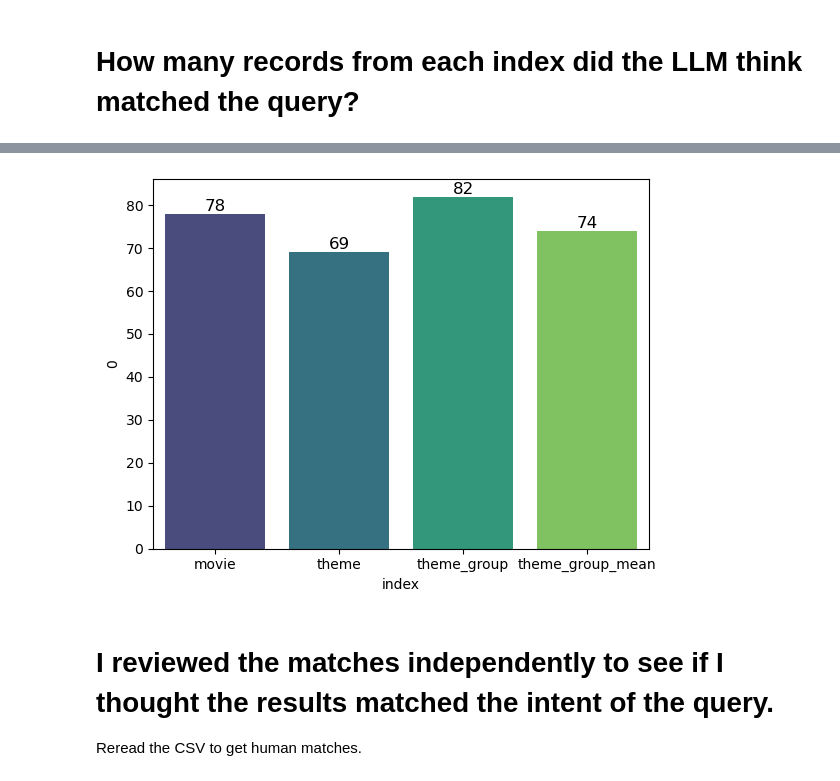
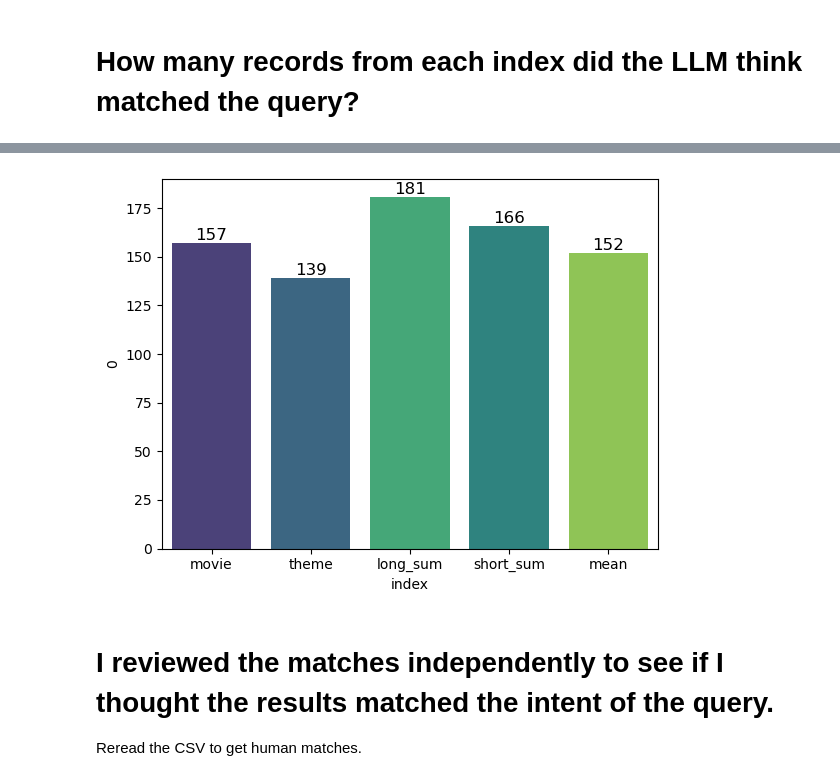
Before and after one commit to smithna/graph-topic-semantic-search, a Jupyter notebook: Compare retrievers.ipynb, the cells around one changed output, grey strips where cells are left out. Cells and saved outputs as stored; diff of their text form; code cells hidden in the pictures.

```diff
--- a/Compare retrievers.ipynb
+++ b/Compare retrievers.ipynb
@@ -99,11 +110,15 @@ def compare_retrievers(query):
 
     movie_df = query_movies(query, query_vector, "movie")
     theme_df = query_movies(query, query_vector, "theme")
-    theme_group_df = query_movies(query, query_vector, "theme_group")
+    theme_group_short_df = query_movies(query, query_vector, "theme_group_short")
+    theme_group_long_df = query_movies(query, query_vector, "theme_group_long")
     theme_group_mean_df = query_movies(query, query_vector, "theme_group_mean")
 
-    concat_df = pd.concat([movie_df, theme_df.drop("theme", axis=1),
-                           theme_group_df.drop("theme", axis=1), theme_group_mean_df.drop("theme", axis=1)])
+    concat_df = pd.concat([movie_df,
+                           theme_df.drop("theme", axis=1),
+                           theme_group_short_df.drop("theme", axis=1),
+                           theme_group_long_df.drop("theme", axis=1),
+                           theme_group_mean_df.drop("theme", axis=1)])
     concat_df.drop_duplicates(subset="tmdbId", inplace=True)
 
     concat_df['matches_theme'] = [message.content for message in chain.batch(concat_df['map'].tolist())]
@@ -112,7 +127,8 @@ def compare_retrievers(query):
 
     movie_df = movie_df.merge(concat_df[['tmdbId', 'matches_theme']], how="inner", on="tmdbId")
     theme_df = theme_df.merge(concat_df[['tmdbId', 'matches_theme']], how="inner", on="tmdbId")
-    theme_group_df = theme_group_df.merge(concat_df[['tmdbId', 'matches_theme']], how="inner", on="tmdbId")
+    theme_group_short_df = theme_group_short_df.merge(concat_df[['tmdbId', 'matches_theme']], how="left", on="tmdbId")
+    theme_group_long_df = theme_group_long_df.merge(concat_df[['tmdbId', 'matches_theme']], how="left", on="tmdbId")
     theme_group_mean_df = theme_group_mean_df.merge(concat_df[['tmdbId', 'matches_theme']], how="inner", on="tmdbId")
 
     #Shuffle concat_df so you aren't biased when doing the human rakings
@@ -121,21 +137,24 @@ def compare_retrievers(query):
     stats_df = pd.DataFrame({
          "query": query,
          "movie_total_records": movie_df['matches_theme'].count(),
-         "movie_matched_records": movie_df['matches_theme'].value_counts()['yes'],
-         "movie_percent_matched": movie_df['matches_theme'].value_counts()['yes']/movie_df['matches_theme'].count(),
+         "movie_matched_records": movie_df['matches_theme'].value_counts().get('yes', 0),
+         "movie_percent_matched": movie_df['matches_theme'].value_counts().get('yes', 0)/movie_df['matches_theme'].count(),
          "theme_total_records": theme_df['matches_theme'].count(),
-         "theme_matched_records": theme_df['matches_theme'].value_counts()['yes'],
-         "theme_percent_matched": theme_df['matches_theme'].value_counts()['yes']/theme_df['matches_theme'].count(),
-         "theme_group_total_records": theme_group_df['matches_theme'].count(),
-         "theme_group_matched_records": theme_group_df['matches_theme'].value_counts()['yes'],
-         "theme_group_percent_matched": theme_group_df['matches_theme'].value_counts()['yes']/theme_group_df['matches_theme'].count(),
+         "theme_matched_records": theme_df['matches_theme'].value_counts().get('yes', 0),
+         "theme_percent_matched": theme_df['matches_theme'].value_counts().get('yes', 0)/theme_df['matches_theme'].count(),
+         "theme_group_short_total_records": theme_group_short_df['matches_theme'].count(),
+         "theme_group_short_matched_records": theme_group_short_df['matches_theme'].value_counts().get('yes', 0),
+         "theme_group_short_percent_matched": theme_group_short_df['matches_theme'].value_counts().get('yes', 0)/theme_group_short_df['matches_theme'].count(),
+         "theme_group_long_total_records": theme_group_long_df['matches_theme'].count(),
+         "theme_group_long_matched_records": theme_group_long_df['matches_theme'].value_counts().get('yes', 0),
+         "theme_group_long_percent_matched": theme_group_long_df['matches_theme'].value_counts().get('yes', 0)/theme_group_long_df['matches_theme'].count(),
          "theme_group_mean_total_records": theme_group_mean_df['matches_theme'].count(),
-         "theme_group_mean_matched_records": theme_group_mean_df['matches_theme'].count() - theme_group_mean_df['matches_theme'].value_counts()['no'],
-         "theme_group_mean_percent_matched": (theme_group_mean_df['matches_theme'].count() - theme_group_mean_df['matches_theme'].value_counts()['no'])/theme_group_mean_df['matches_theme'].count(),
+         "theme_group_mean_matched_records": theme_group_mean_df['matches_theme'].value_counts().get('yes', 0),
+         "theme_group_mean_percent_matched": theme_group_mean_df['matches_theme'].value_counts().get('yes', 0)/theme_group_mean_df['matches_theme'].count(),
     },
         index=[0])
 
-    return movie_df, theme_df, theme_group_df, theme_group_mean_df, stats_df, concat_df
+    return movie_df, theme_df, theme_group_short_df, theme_group_long_df, theme_group_mean_df, stats_df, concat_df
 # %% [markdown]
 # Gather results for multiple different queries
 # %%
@@ -188,17 +236,18 @@ final_stats_df
 # %%
-llm_match_summary = final_stats_df[['movie_matched_records', 'theme_matched_records', 'theme_group_matched_records', 'theme_group_mean_matched_records']].sum()
+llm_match_summary = final_stats_df[['movie_matched_records', 'theme_matched_records', 'theme_group_short_matched_records', 'theme_group_long_matched_records', 'theme_group_mean_matched_records']].sum()
 # %%
 llm_match_summary = llm_match_summary.rename({"movie_matched_records":"movie",
                                               "theme_matched_records": "theme",
-                                              "theme_group_matched_records": "theme_group",
-                                              "theme_group_mean_matched_records": "theme_group_mean"})
+                                              "theme_group_short_matched_records": "short_sum",
+                                              "theme_group_long_matched_records": "long_sum",
+                                              "theme_group_mean_matched_records": "mean"})
 # %%
 llm_match_summary = llm_match_summary.reset_index()
-g = sns.barplot(llm_match_summary, x="index", y=0, hue="index", palette="viridis")
+g = sns.barplot(llm_match_summary, x="index", y=0, hue="index", palette="viridis", order=["movie", "theme", "long_sum", "short_sum", "mean"])
 for p in plt.gca().patches:
     plt.gca().text(p.get_x() + p.get_width()/2., p.get_height(), '%d' % int(p.get_height()),
                 fontsize=12, color='black', ha='center', va='bottom')
 # %% [output]
-[figure, old version]
+[figure, new version]
 # %%
 final_concat_df = pd.concat(concat_dfs)
```
Also changed, not shown: parts of 39 cells of this notebook, 3 other files.
